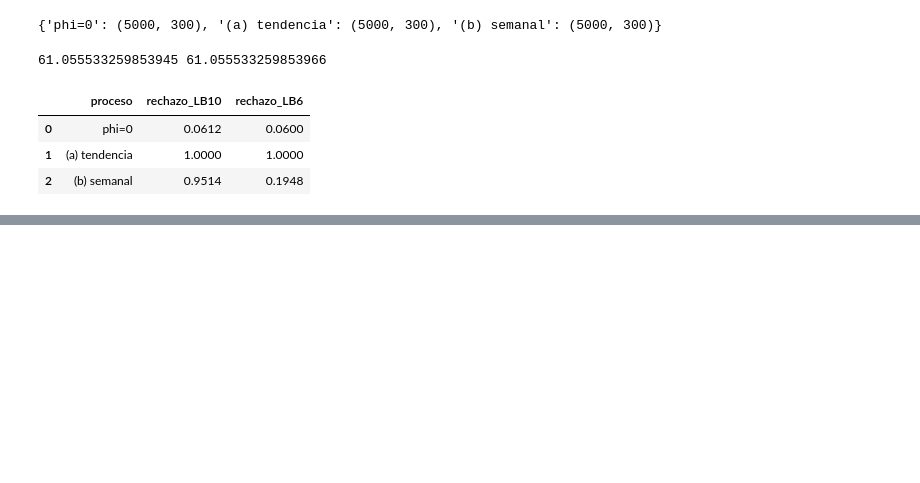
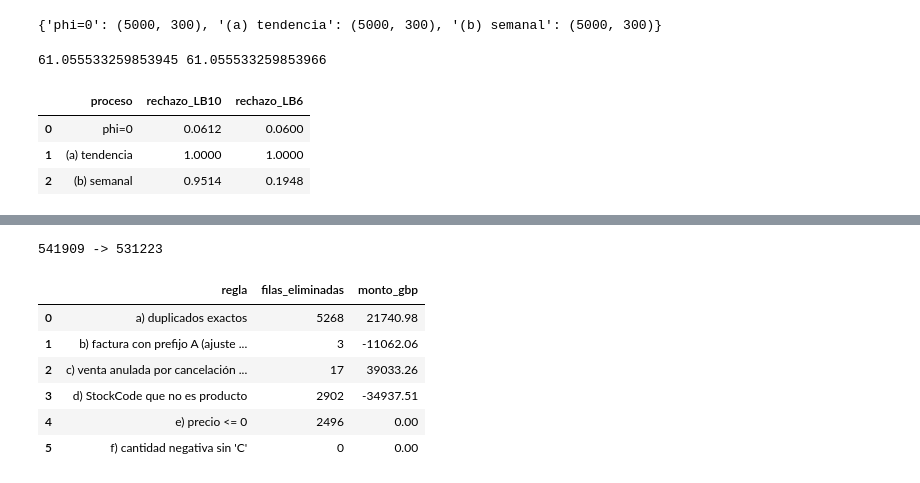
Before and after one commit to xNoksS/bi-tarea4-series-de-tiempo, a Jupyter notebook: Tarea4.ipynb, the cells around one changed output, grey strips where cells are left out. Cells and saved outputs as stored; diff of their text form; code cells hidden in the pictures; blank space fills up the shorter version.

Commit message:
Parte 1: limpiar.py y bitacora

```diff
--- a/Tarea4.ipynb
+++ b/Tarea4.ipynb
@@ -207,0 +354,13 @@ tabla05
+# %%
+df, bitacora = limpiar(raw, devolver_bitacora=True)
+print(len(raw), "->", len(df))
+bitacora.round(2)
+# %% [output]
+541909 -> 531223
+|  | regla | filas_eliminadas | monto_gbp |
+| 0 | a) duplicados exactos | 5268 | 21740.98 |
+| 1 | b) factura con prefijo A (ajuste ... | 3 | -11062.06 |
+| 2 | c) venta anulada por cancelación ... | 17 | 39033.26 |
+| 3 | d) StockCode que no es producto | 2902 | -34937.51 |
+| 4 | e) precio <= 0 | 2496 | 0.00 |
+| 5 | f) cantidad negativa sin 'C' | 0 | 0.00 |
```
Also changed, not shown: parts of 7 cells of this notebook, 1 other file.
